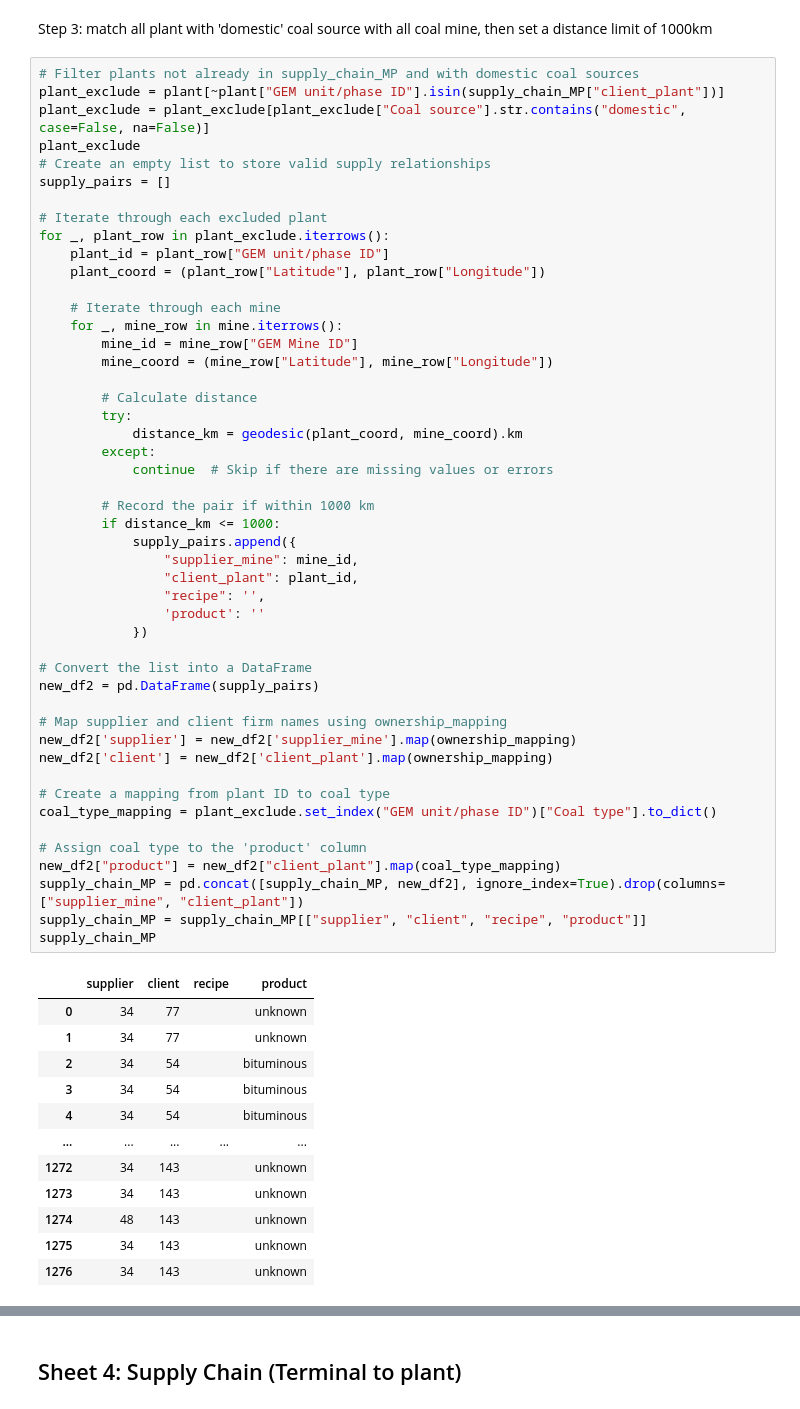
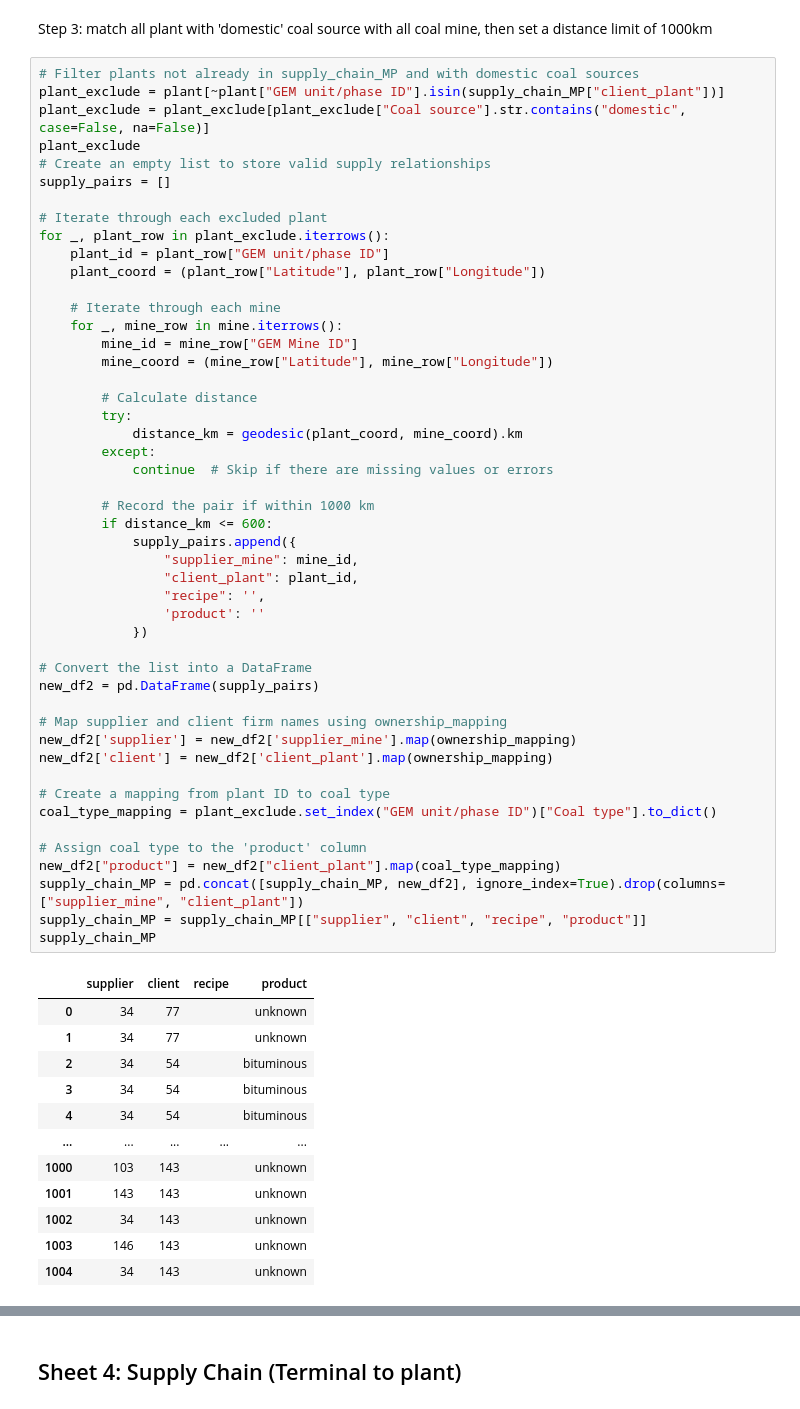
Before and after one commit to yingtian1/Thesis_2425, a Jupyter notebook: Preprocessing_sheet4.ipynb, the cells around one changed output, grey strips where cells are left out. Drawn from its saved outputs; the diff is of its cells as text.

```diff
--- a/Preprocessing_sheet4.ipynb
+++ b/Preprocessing_sheet4.ipynb
@@ -261,39 +261,39 @@ for _, plant_row in plant_exclude.iterrows():
             continue  # Skip if there are missing values or errors
 
         # Record the pair if within 1000 km
-        if distance_km <= 1000:
+        if distance_km <= 600:
             supply_pairs.append({
                 "supplier_mine": mine_id,
                 "client_plant": plant_id,
                 "recipe": '',
                 'product': ''
             })
 
 # Convert the list into a DataFrame
 new_df2 = pd.DataFrame(supply_pairs)
 
 # Map supplier and client firm names using ownership_mapping
 new_df2['supplier'] = new_df2['supplier_mine'].map(ownership_mapping)
 new_df2['client'] = new_df2['client_plant'].map(ownership_mapping)
 
 # Create a mapping from plant ID to coal type
 coal_type_mapping = plant_exclude.set_index("GEM unit/phase ID")["Coal type"].to_dict()
 
 # Assign coal type to the 'product' column
 new_df2["product"] = new_df2["client_plant"].map(coal_type_mapping)
 supply_chain_MP = pd.concat([supply_chain_MP, new_df2], ignore_index=True).drop(columns=["supplier_mine", "client_plant"])
 supply_chain_MP = supply_chain_MP[["supplier", "client", "recipe", "product"]]
 supply_chain_MP
 # %% [output]
 |  | supplier | client | recipe | product |
 | 0 | 34 | 77 |  | unknown |
 | 1 | 34 | 77 |  | unknown |
 | 2 | 34 | 54 |  | bituminous |
 | 3 | 34 | 54 |  | bituminous |
 | 4 | 34 | 54 |  | bituminous |
 | ... | ... | ... | ... | ... |
-| 1272 | 34 | 143 |  | unknown |
-| 1273 | 34 | 143 |  | unknown |
-| 1274 | 48 | 143 |  | unknown |
-| 1275 | 34 | 143 |  | unknown |
-| 1276 | 34 | 143 |  | unknown |
+| 1000 | 103 | 143 |  | unknown |
+| 1001 | 143 | 143 |  | unknown |
+| 1002 | 34 | 143 |  | unknown |
+| 1003 | 146 | 143 |  | unknown |
+| 1004 | 34 | 143 |  | unknown |
```
Also changed, not shown: parts of 2 cells of this notebook, 1 other file.
